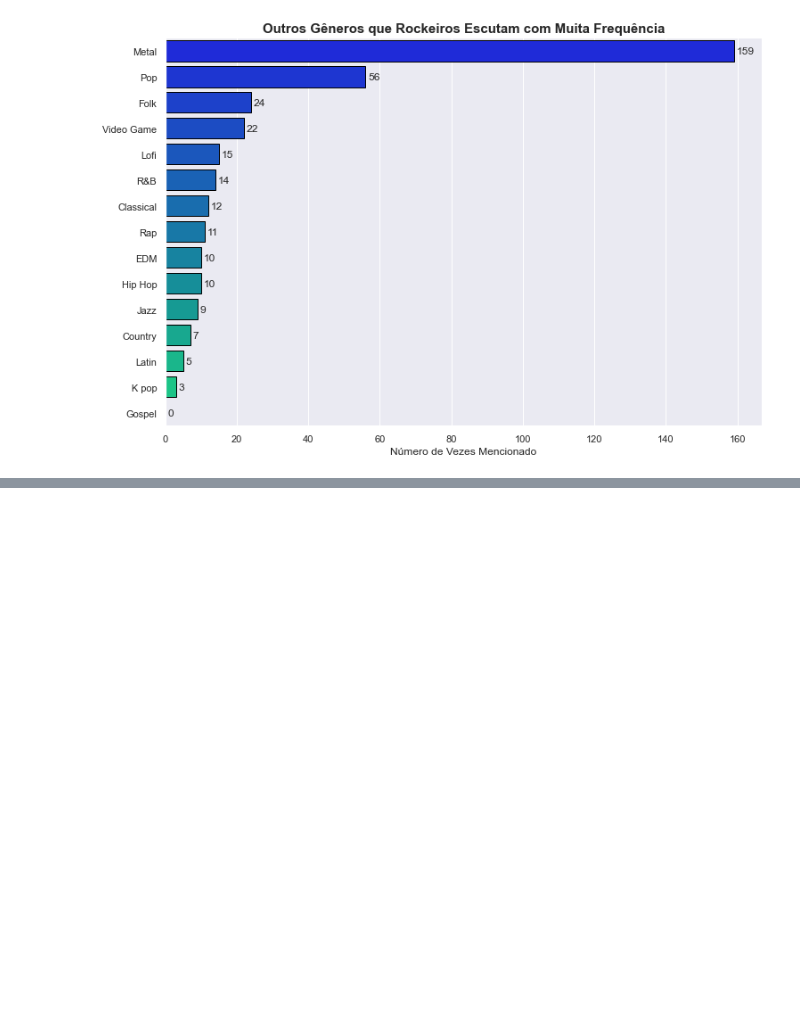
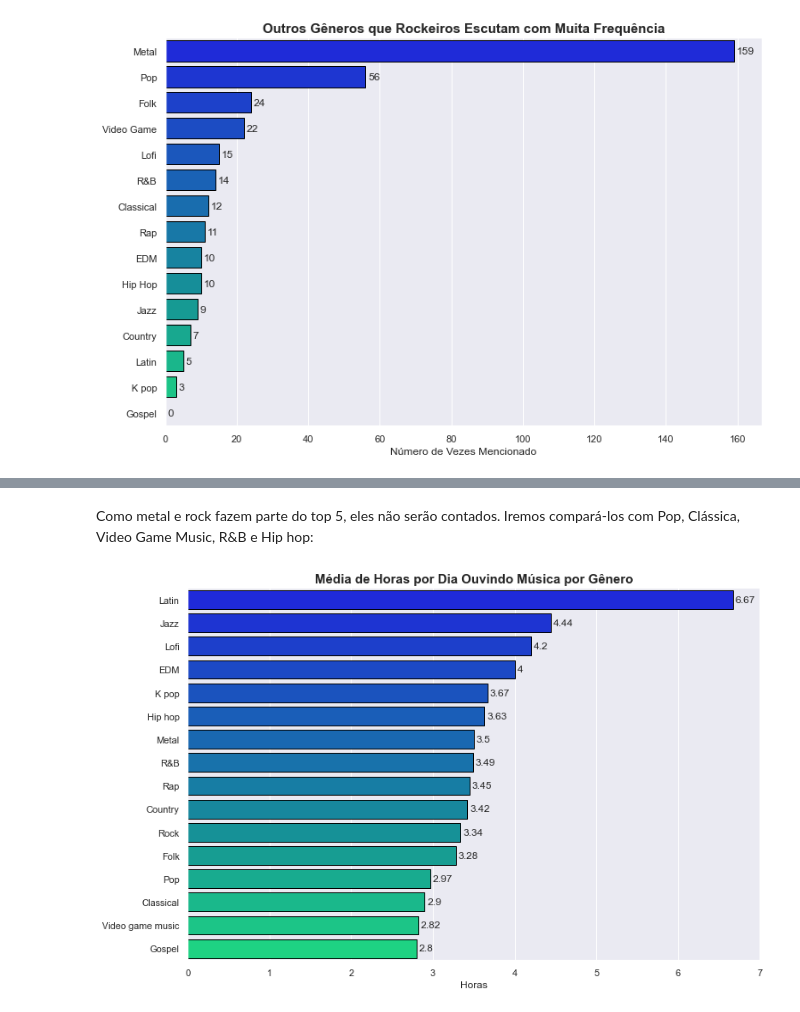
Before and after one commit to JoSEPHDev2022/Mental_Health_X_Music, a Jupyter notebook: analise_exp.ipynb, the cells around one changed output, grey strips where cells are left out. Drawn from its saved outputs; the diff is of its cells as text; code cells hidden in the pictures; blank space fills up the shorter version.

```diff
--- a/analise_exp.ipynb
+++ b/analise_exp.ipynb
@@ -1311,0 +1323,4 @@ plt.show()
+# %%
+genres = pd.DataFrame(data_clean.groupby('Fav genre')['Hours per day'].mean().round(2)).reset_index()
+genres = genres.sort_values(by='Hours per day', ascending=False)
+genres
@@ -1311,0 +1345,20 @@ plt.show()
+# %% [markdown]
+Como metal e rock fazem parte do top 5, eles não serão contados. Iremos compará-los com Pop, Clássica, Video Game Music, R&B e Hip hop:
+# %%
+# Plotando:
+f, ax = plt.subplots()
+
+sns.barplot(data=genres, x='Hours per day', y='Fav genre', edgecolor='black', palette='winter')
+
+for i in ax.containers:
+    ax.bar_label(i, padding=3)
+
+plt.title(
+    'Média de Horas por Dia Ouvindo Música por Gênero',
+    fontsize=15, fontweight='bold'
+    )
+plt.xlabel('Horas', fontsize=12)
+plt.ylabel('')
+plt.show()
+# %% [output]
+[figure, added]
```
Also changed, not shown: parts of 6 cells of this notebook.
